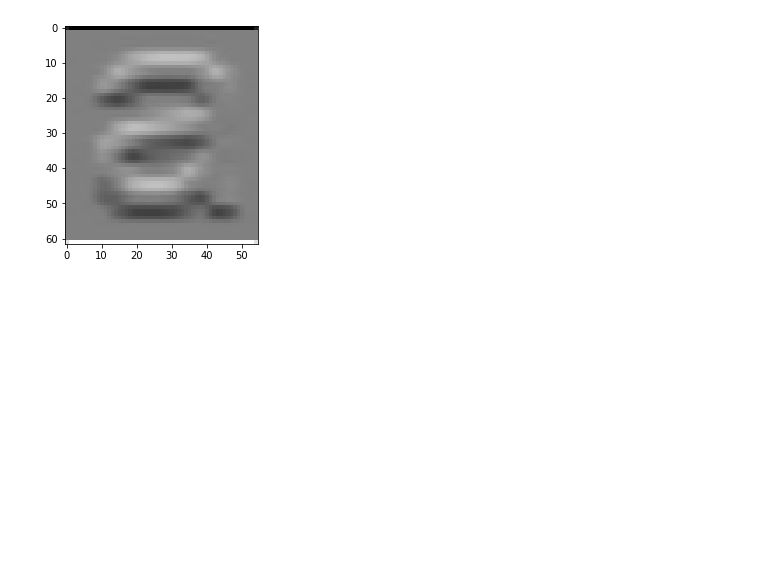
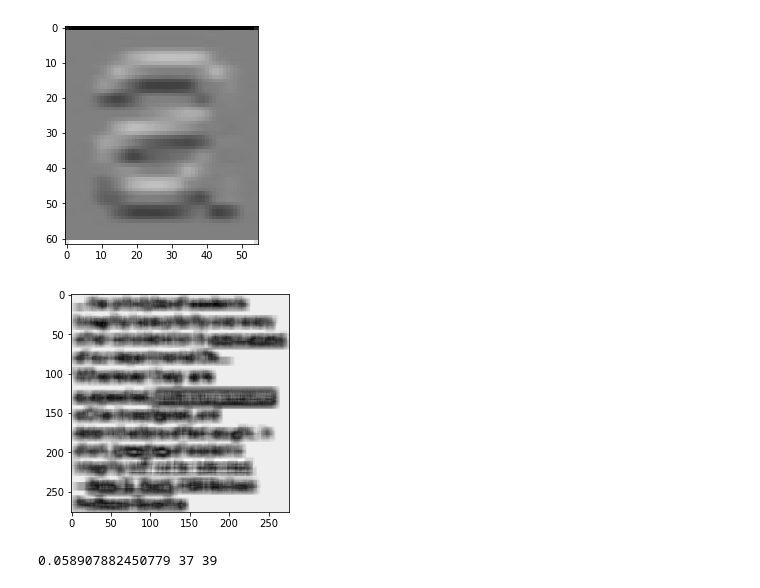
Before and after one commit to vimalkumarasamy/computer_vision, a Jupyter notebook: CV_Task2_OCR.ipynb, the cells around one changed output. Saved outputs shown, nothing was run; the diff lists cells and outputs as text; code cells hidden in the pictures; blank space fills up the shorter version.

```diff
--- a/CV_Task2_OCR.ipynb
+++ b/CV_Task2_OCR.ipynb
@@ -134,8 +134,10 @@ def euclidean(arr1,arr2):
   return summ**0.5
 # %%
 def match_template(img,template):
-  t_l=len(template)
-  t_b=len(template[0])
+  # t_l=len(template)
+  # t_b=len(template[0])
+  t_l=12
+  t_b=12
   i_l=len(img)
   i_b=len(img[0])
   hogs_match=np.zeros((i_l-t_l,i_b-t_b)).tolist()
@@ -159,6 +161,18 @@ plt.show()
 # %% [output]
 [figure]
 # %%
-a_match=match_template(edges_img,edges_temp)
+a_match=match_template(img,template)
 plt.imshow(normalize(a_match), cmap="gray")
 plt.show()
+# %% [output]
+[figure, added]
+# %%
+mx=10000
+for i in range(len(a_match)):
+  for j in range(len(a_match[0])):
+    if a_match[i][j]<mx:
+      mx=a_match[i][j]
+      l,b=i,j
+print(mx,l,b)
+# %% [output]
+0.058907882450779 37 39
```
Also changed, not shown: parts of 6 cells of this notebook.
